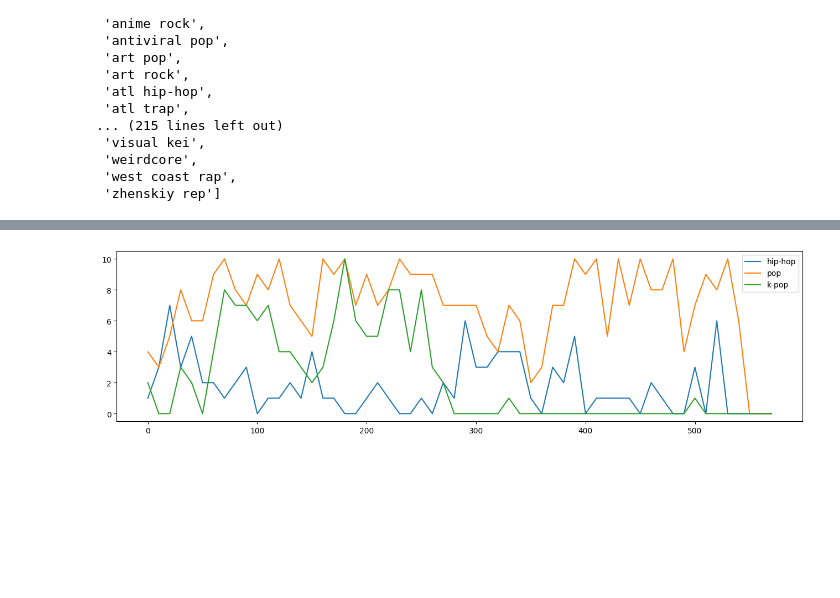
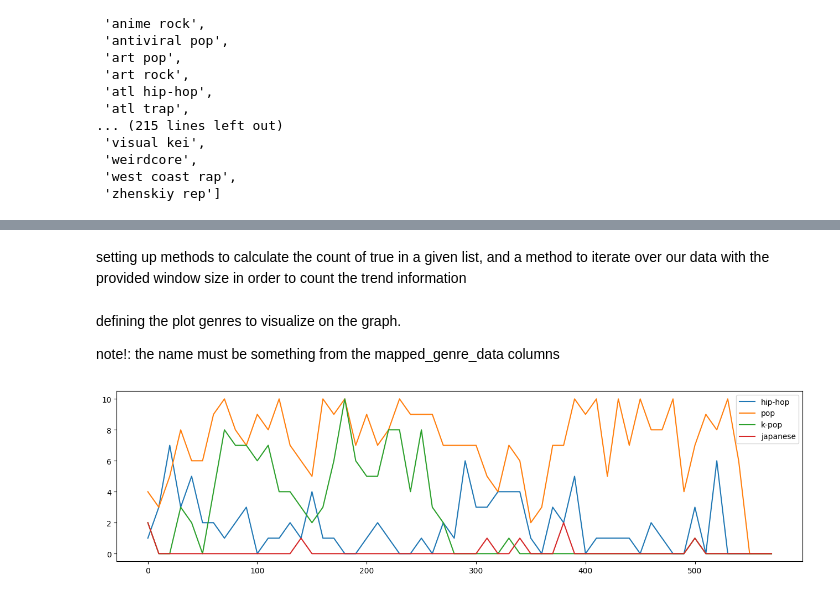
Before and after one commit to oddlyspaced/spotify-trend-analysis, a Jupyter notebook: analyse.ipynb, the cells around one changed output, grey strips where cells are left out. Cells and saved outputs as stored; diff of their text form; code cells hidden in the pictures; blank space fills up the shorter version.

```diff
--- a/analyse.ipynb
+++ b/analyse.ipynb
@@ -197,5 +236,7 @@ mapped_genre_data
 # %%
 WINDOW_SIZE = 10
+# %% [markdown]
+setting up methods to calculate the count of true in a given list, and a method to iterate over our data with the provided window size in order to count the trend information
 # %%
 def count_true(data: list) -> int:
     count = 0
@@ -211,20 +252,22 @@ def calculate_genre_index_count(genre: str):
         gen_index.append(i)
         gen_count.append(count_true(mapped_genre_data[genre][i:i + WINDOW_SIZE]))
     return gen_index, gen_count
+# %% [markdown]
+defining the plot genres to visualize on the graph.
+
+note!: the name must be something from the mapped_genre_data columns
+# %%
+PLOT_GENRES = ["hip-hop", "pop", "k-pop", "japanese"]
 # %%
-import matplotlib.pyplot as plt
-
-plot_genres = ["hip-hop", "pop", "k-pop"]
-
 # plotting a line plot after changing it's width and height
 f = plt.figure()
 f.set_figwidth(16)
 f.set_figheight(4)
 
-for gen in plot_genres:
+for gen in PLOT_GENRES:
     pop_index, pop_count = calculate_genre_index_count(gen)
     plt.plot(pop_index, pop_count, label=gen)
 plt.legend()
 plt.show()
 # %% [output]
-[figure, old version]
+[figure, new version]
```
Also changed, not shown: parts of 28 cells of this notebook.
